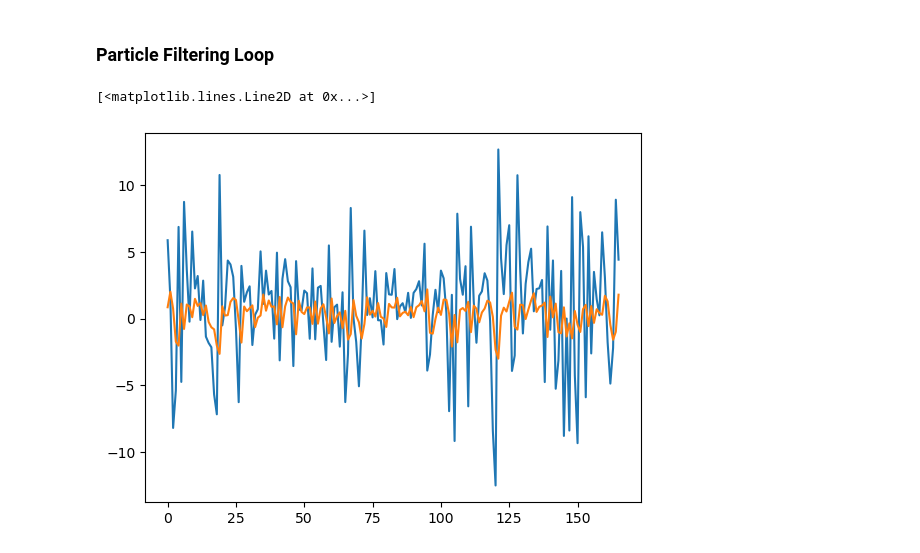
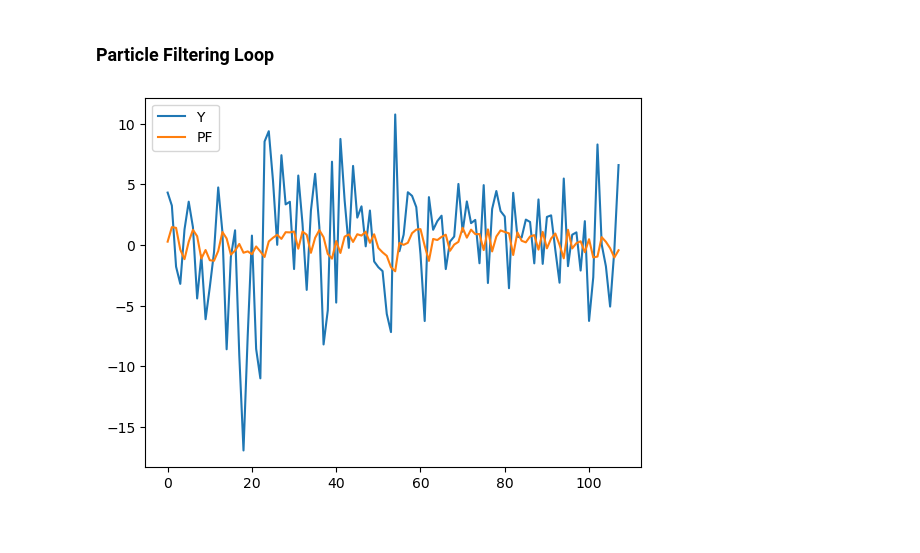
Before and after one commit to zg915/PF-PortfolioStrategies, a Jupyter notebook: SMSV.ipynb, the cells around one changed output. Saved outputs shown, nothing was run; the diff lists cells and outputs as text; code cells hidden in the pictures.

```diff
--- a/SMSV.ipynb
+++ b/SMSV.ipynb
@@ -10,8 +10,8 @@ tickers = [
 ]
 
 # Download monthly returns data for the last 14 years
-start_date = "2010-01-01"
-end_date = "2024-01-01"
+start_date = "2003-03-01"
+end_date = "2016-04-01"
 
 # Fetch monthly data for each ticker
 for ticker in tickers:
@@ -63,10 +63,12 @@ x̄ = U(-1, 5, L) # shape (L, 1)
 ϕ_x = 2 * B(20, 1.5, L) - 1 # shape (L, 1)
 σ_x = U(0, 2, L) # shape (L, 1)
 # %%
-x = np.zeros((T + 1, L)) # latent x, shape (T + 1, L)
-μ = np.zeros((T + 1, L)) # latent μ, shape (T + 1, L)
+x = np.zeros((T, L)) # latent x, shape (T, L)
 p_x = np.zeros((T, L)) # particles of latent x, shape (T, L)
+
+μ = np.zeros((T, L)) # latent μ, shape (T, L)
 p_μ = np.zeros((T, L)) # particles of latent μ, shape (T, L)
+
 α = np.zeros((T, L)) # weights, shape (T, L)
 y = np.zeros((T, L)) # estimation of return, shape (T, L)
 
@@ -78,17 +80,20 @@ y = np.zeros((T, L)) # estimation of return, shape (T, L)
 # %%
 x[0] = N(x̄, (σ_x ** 2) / (1 - ϕ_x ** 2))
 μ[0] = N(μ̄, (σ_μ ** 2) / (1 - ϕ_μ ** 2))
+
+ϵ[0] = N(0, 1, L)
+y[0] = observation_function(μ[0], x[0], ϵ[0])
 # %% [markdown]
 ### Particle Filtering Loop
 # %%
-for t in tqdm(range(0, T, 1)):
+for t in tqdm(range(1, T, 1)):
 
     # generate system noise and calculate particles for x
     ξ[t] = N(0, 1, L)
-    p_x[t] = x_transition_function(x̄, ϕ_x, σ_x, ξ[t], x[t])
+    p_x[t] = x_transition_function(x̄, ϕ_x, σ_x, ξ[t], x[t-1])
     # generate system noise and calculate particles for μ
     η[t] = N(0, 1, L)
-    p_μ[t] = μ_transition_function(μ̄, ϕ_μ, σ_μ, η[t], μ[t])
+    p_μ[t] = μ_transition_function(μ̄, ϕ_μ, σ_μ, η[t], μ[t-1])
 
 
     # generate noise and calculate expected observations
@@ -107,12 +112,13 @@ for t in tqdm(range(0, T, 1)):
     # Resample latents from the particles
     for sample_j in range(L):
         sample_choice = np.random.choice(np.arange(L), p = weights)
-        x[t + 1, sample_j] = p_x[t, sample_choice]
-        μ[t + 1, sample_j] = p_μ[t, sample_choice]
+        x[t, sample_j] = p_x[t, sample_choice]
+        μ[t, sample_j] = p_μ[t, sample_choice]
 # %%
 from matplotlib import pyplot as plt
-plt.plot(Y[1:])
-plt.plot(np.average(y, axis=1)[1:])
+plt.plot(observation[48:], label='Y')
+plt.plot(np.mean(y, axis=1)[48:], label='PF')
+plt.legend()
+plt.show()
 # %% [output]
-[<matplotlib.lines.Line2D at 0x...>]
-[figure, old version]
+[figure, new version]
```
Also changed, not shown: 3 other files.
